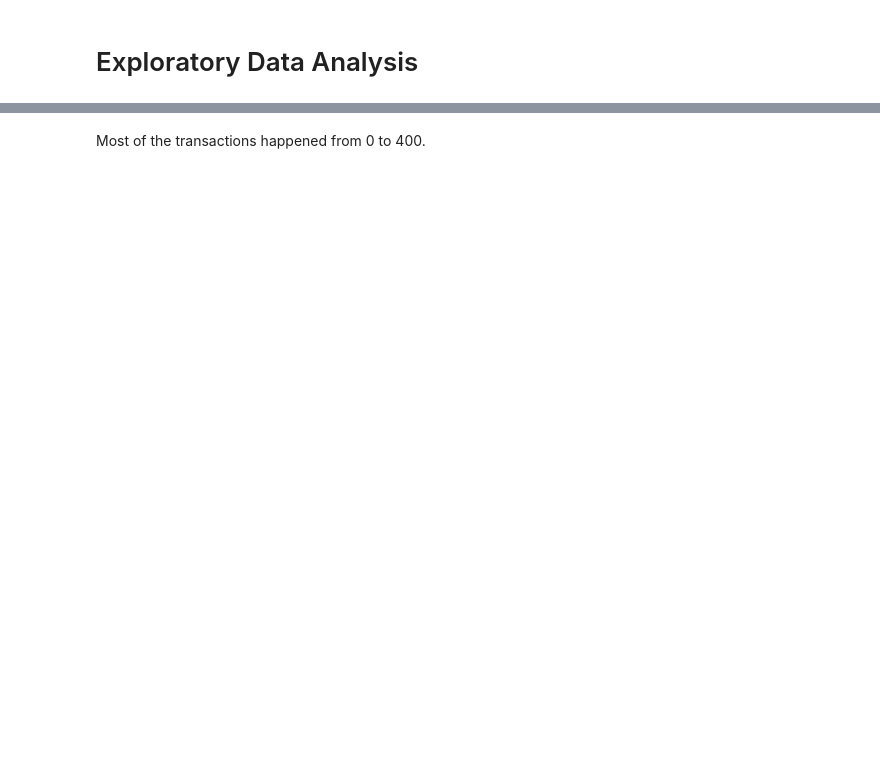
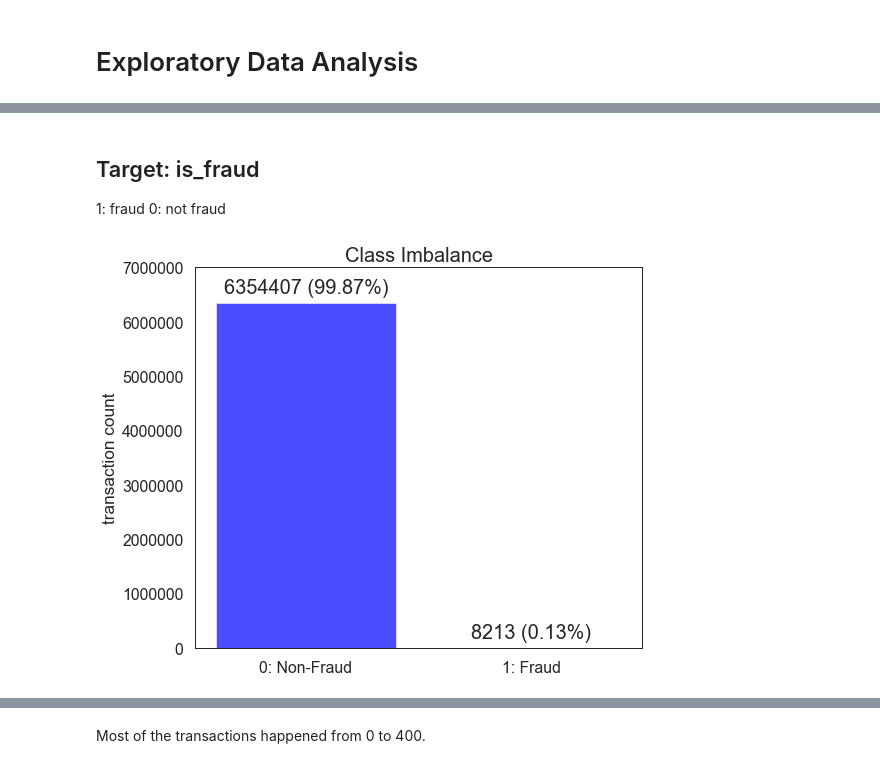
Before and after one commit to valmadrid/Detecting-Financial-Fraud-Transactions, a Jupyter notebook: financial_fraud.ipynb, the cells around one changed output, grey strips where cells are left out. Saved outputs shown, nothing was run; the diff lists cells and outputs as text; code cells hidden in the pictures; blank space fills up the shorter version.

```diff
--- a/financial_fraud.ipynb
+++ b/financial_fraud.ipynb
@@ -140 +139,25 @@ plt.show()
+# %% [markdown]
+## Target: is_fraud
+
+1: fraud
+0: not fraud
+# %%
+temp = df.groupby(["is_fraud"]).count().reset_index()
+fig = plt.figure(figsize=(8, 7))
+graph = plt.bar(temp.is_fraud, temp.step, color="blue", alpha=0.7)
+plt.title("Class Imbalance", fontsize=20)
+plt.ylabel("transaction count")
+plt.yticks(range(0, 8000000, 1000000))
+plt.xticks([0, 1], ["0: Non-Fraud", "1: Fraud"])
+for bar, x in zip(graph, temp.step.values):
+    plt.text(bar.get_x() + bar.get_width() / 2.0,
+             bar.get_height() + 100000,
+             "{} ({}%)".format(x, round(x / len(df) * 100, 2)),
+             fontsize=20,
+             ha="center",
+             va="bottom")
+plt.show()
+del temp
+# %% [output]
+[figure, added]
 # %%
```
Also changed, not shown: parts of 63 cells of this notebook.
